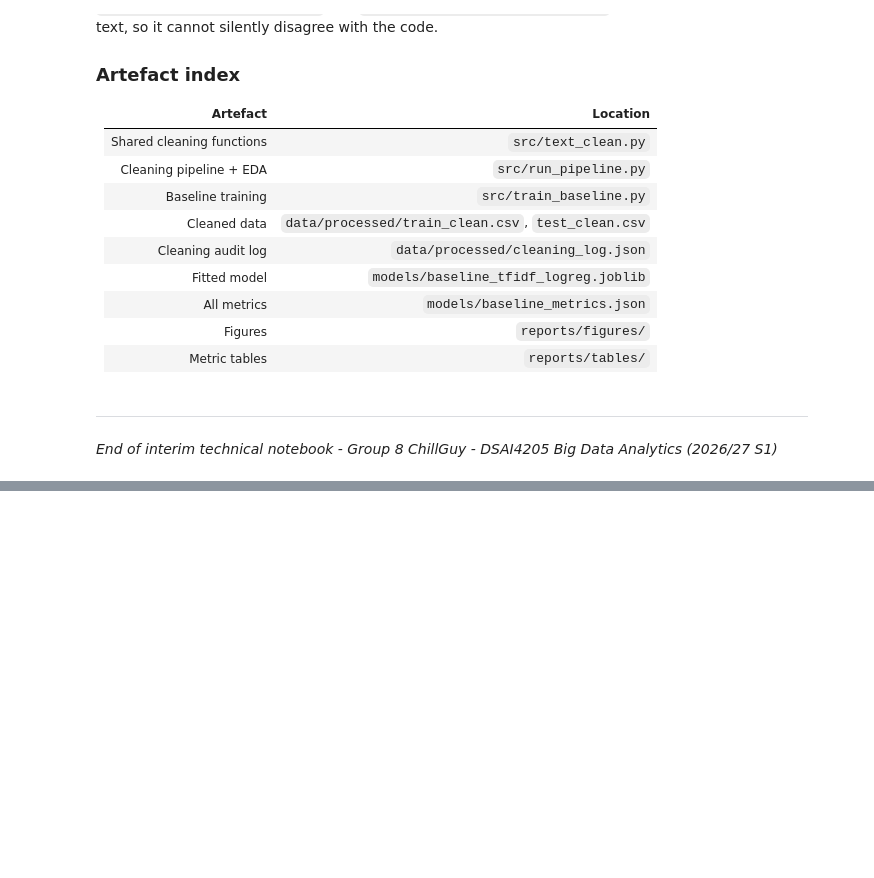
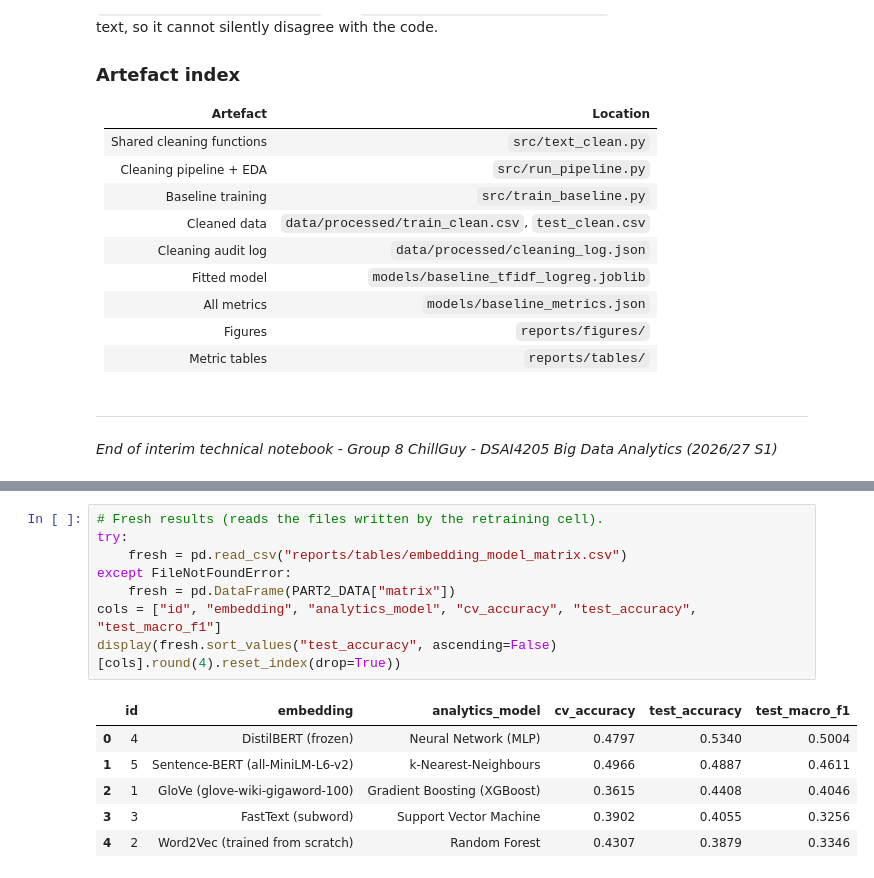
Before and after one commit to hermantcypolyu/DSAI4205-Twitter-Sentiment, a Jupyter notebook: DSAI4205_Final_Group8_Twitter_Sentiment.ipynb, the cells around one changed output, grey strips where cells are left out. Drawn from its saved outputs; the diff is of its cells as text; blank space fills up the shorter version.

```diff
--- a/DSAI4205_Final_Group8_Twitter_Sentiment.ipynb
+++ b/DSAI4205_Final_Group8_Twitter_Sentiment.ipynb
@@ -2936,0 +3069,15 @@ python src/make_final_report.py       # rebuild the final .docx
+# %%
+# Fresh results (reads the files written by the retraining cell).
+try:
+    fresh = pd.read_csv("reports/tables/embedding_model_matrix.csv")
+except FileNotFoundError:
+    fresh = pd.DataFrame(PART2_DATA["matrix"])
+cols = ["id", "embedding", "analytics_model", "cv_accuracy", "test_accuracy", "test_macro_f1"]
+display(fresh.sort_values("test_accuracy", ascending=False)[cols].round(4).reset_index(drop=True))
+# %% [output]
+|  | id | embedding | analytics_model | cv_accuracy | test_accuracy | test_macro_f1 |
+| 0 | 4 | DistilBERT (frozen) | Neural Network (MLP) | 0.4797 | 0.5340 | 0.5004 |
+| 1 | 5 | Sentence-BERT (all-MiniLM-L6-v2) | k-Nearest-Neighbours | 0.4966 | 0.4887 | 0.4611 |
+| 2 | 1 | GloVe (glove-wiki-gigaword-100) | Gradient Boosting (XGBoost) | 0.3615 | 0.4408 | 0.4046 |
+| 3 | 3 | FastText (subword) | Support Vector Machine | 0.3902 | 0.4055 | 0.3256 |
+| 4 | 2 | Word2Vec (trained from scratch) | Random Forest | 0.4307 | 0.3879 | 0.3346 |
```
Also changed, not shown: parts of 78 cells of this notebook, 6 other files.
